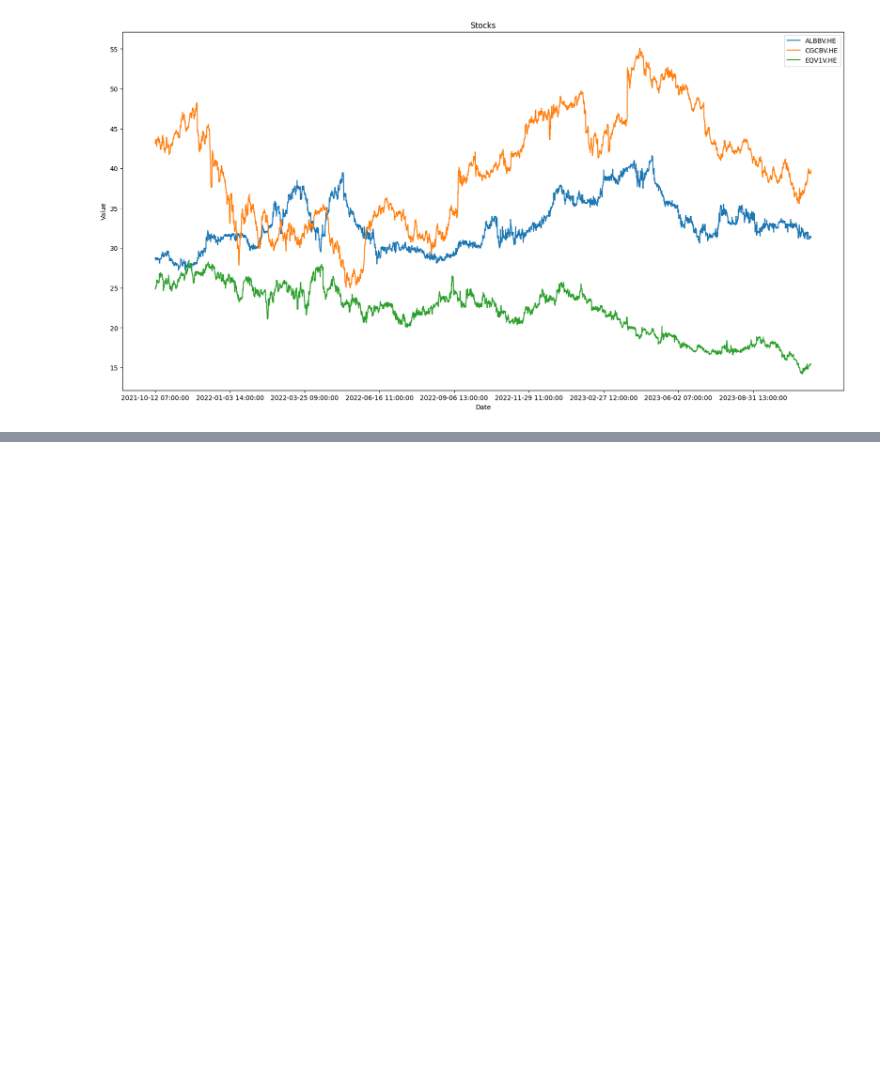
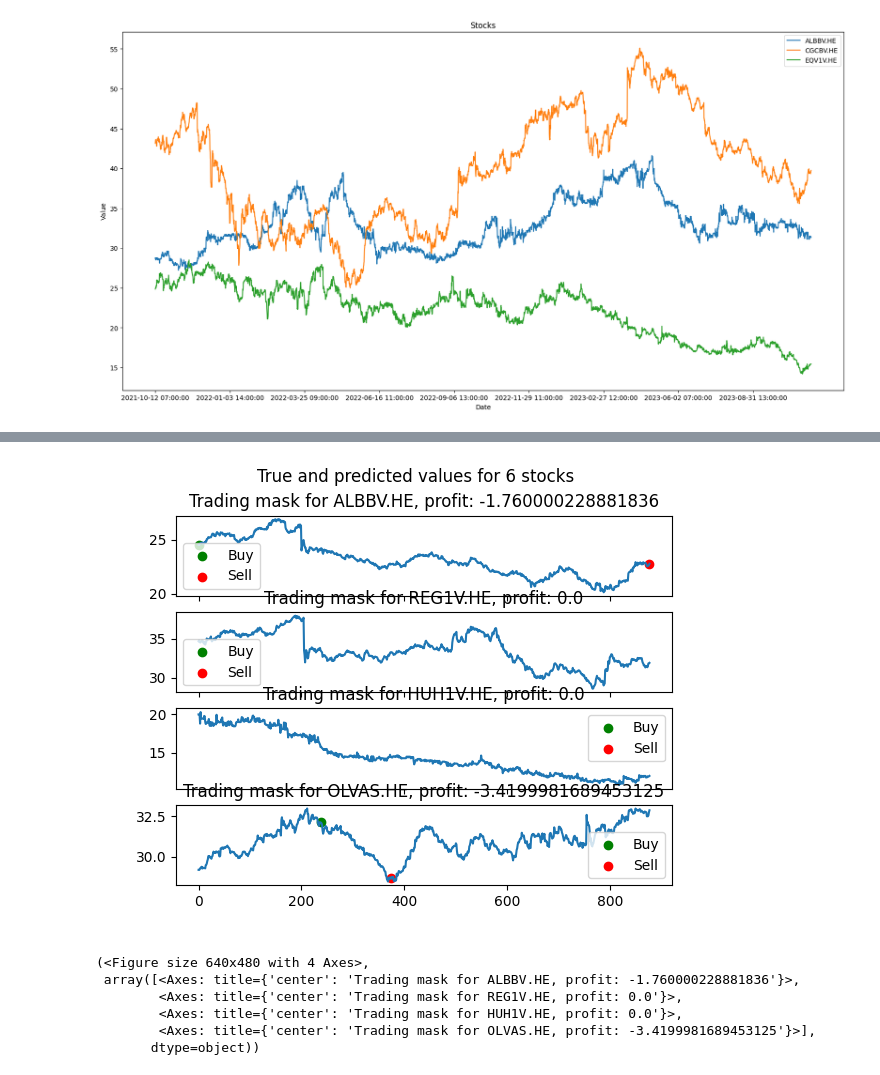
Before and after one commit to ilmari99/stonk-prediction, a Jupyter notebook: stock_predictions.ipynb, the cells around one changed output, grey strips where cells are left out. Saved outputs shown, nothing was run; the diff lists cells and outputs as text; code cells hidden in the pictures; blank space fills up the shorter version.

Commit message:
Changed to use the three-class predictions model

```diff
--- a/stock_predictions.ipynb
+++ b/stock_predictions.ipynb
@@ -315,7 +308,8 @@ Accuracy for stock PON1V.HE: 0.6342857142857142
 from invest_strategies import (calculate_optimal_invest_strategy,
                                calculate_profit_on_invest_strategy,
                                strategy_mask_from_price_model,
-                               strategy_mask_from_updown_model)
+                               strategy_mask_from_updown_model,
+                               strategy_mask_from_direction_model)
 
 # Calculate profit by optimal strategy (theoretical) vs using model to predict
 test_sz = int(DATAFRAME.shape[0] * TEST_FRAC)
@@ -335,13 +329,17 @@ print(f"Profit by optimal strategy on test data: {profit_optimal}")
 transformed_df_test = transformed_df.iloc[-test_sz:,:]
 transformed_np_arr_test = transformed_df_test.to_numpy()
 print("transformed_np_arr_test data shape: ", transformed_np_arr_test.shape)
-prediction_trading_mask = strategy_mask_from_updown_model(transformed_np_arr_test, MHOURS, model, output_scale=OUTPUT_SCALE)
+print(transformed_np_arr_test[0:2,:])
+prediction_trading_mask = strategy_mask_from_direction_model(transformed_np_arr_test, MHOURS, model)
 
 if HAS_TIMEDELTA:
     prediction_trading_mask = prediction_trading_mask[:,1:]
 
-print(f"Prediction mask 2th stock: \n {prediction_trading_mask[:,2]}")
-profit_pred_model = calculate_profit_on_invest_strategy(np_arr_test, prediction_trading_mask)
+print(f"Prediction mask 2nd stock: \n {prediction_trading_mask[:,2]}")
+if HAS_TIMEDELTA:
+    profit_pred_model = calculate_profit_on_invest_strategy(np_arr_test[:,1:], prediction_trading_mask)
+else:
+    profit_pred_model = calculate_profit_on_invest_strategy(np_arr_test, prediction_trading_mask)
 print(f"Prediction strategy matrix shape: {prediction_trading_mask.shape}")
 print(f"Profit by predicting the next hour using the model: {profit_pred_model}")
 # %% [output]
@@ -463,0 +363,20 @@ Average hourly change: [0.50343249 0.48169336 0.50457666 0.50686499 0.5228833  0
+# %%
+%matplotlib widget
+from stock_modules.stock_plot import plot_strategy_based_on_predictions,plot_mask_and_data
+stock_indices = np.random.choice(np.arange(len(IND_CONVERSION)), 4, replace=False)
+part_mask = prediction_trading_mask[:,stock_indices]
+
+if HAS_TIMEDELTA:
+    part_price = np_arr_test[:,1:][:,stock_indices]
+else:
+    part_price = np_arr_test[:,stock_indices]
+ind_conversion = {si : IND_CONVERSION[i] for si, i in enumerate(stock_indices)}
+plot_mask_and_data(part_mask, part_price, ind_conversion)
+# %% [output]
+[figure, added]
+(<Figure size 640x480 with 4 Axes>,
+ array([<Axes: title={'center': 'Trading mask for ALBBV.HE, profit: -1.760000228881836'}>,
+        <Axes: title={'center': 'Trading mask for REG1V.HE, profit: 0.0'}>,
+        <Axes: title={'center': 'Trading mask for HUH1V.HE, profit: 0.0'}>,
+        <Axes: title={'center': 'Trading mask for OLVAS.HE, profit: -3.4199981689453125'}>],
+       dtype=object))
```
Also changed, not shown: parts of 9 cells of this notebook.
